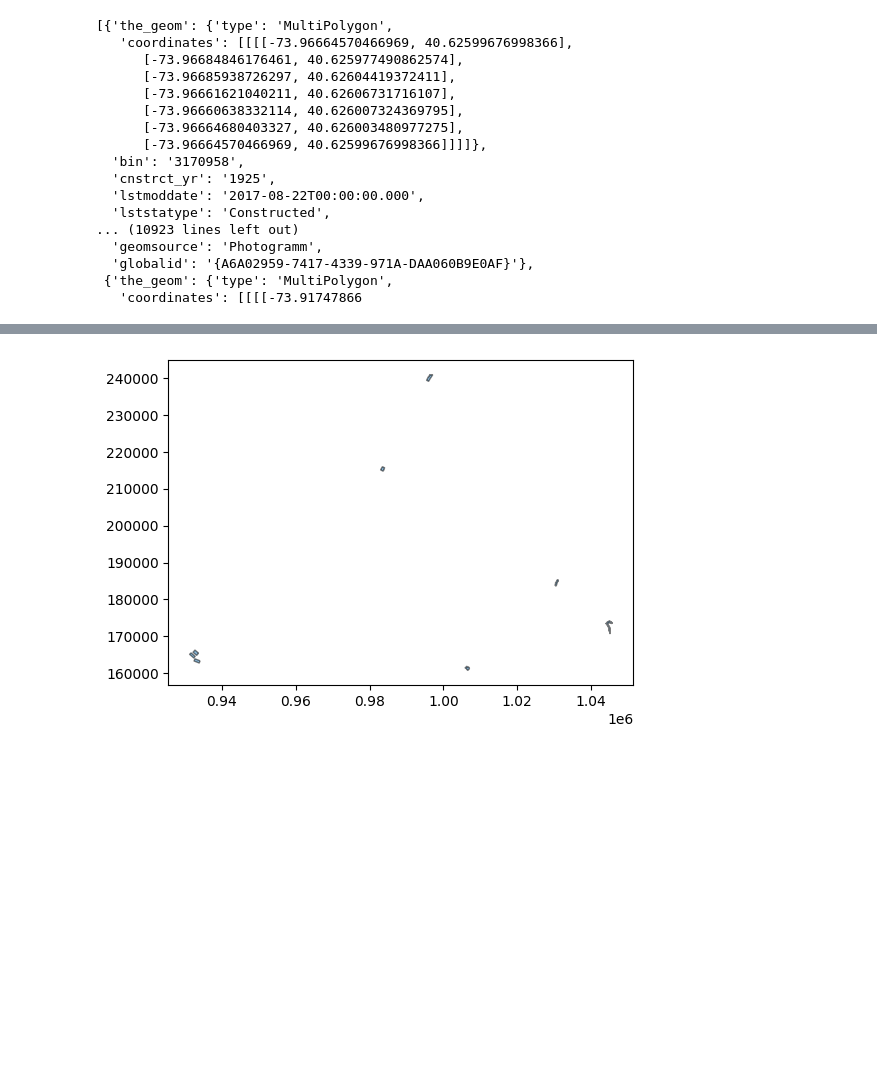
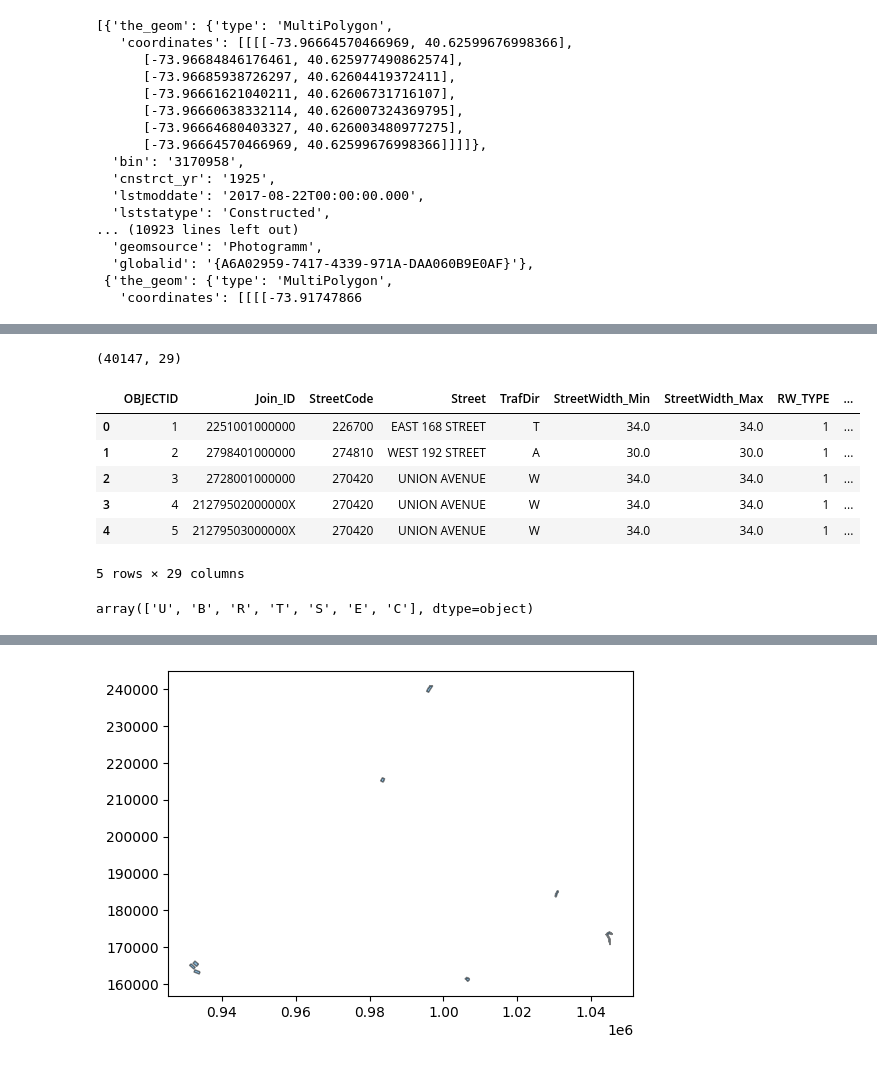
Before and after one commit to hoanglinh171/ey_challenge, a Jupyter notebook: data_pipeline/pipeline.ipynb, the cells around one changed output, grey strips where cells are left out. Cells and saved outputs as stored; diff of their text form; code cells hidden in the pictures; blank space fills up the shorter version.

```diff
--- a/data_pipeline/pipeline.ipynb
+++ b/data_pipeline/pipeline.ipynb
@@ -233,0 +315,45 @@ df = df.to_crs(epsg=2263)
+# %%
+import ijson
+import pandas as pd
+import geopandas as gpd
+from shapely.geometry import shape
+
+# features = []
+
+# with open("data/raw/building.json", "r", encoding="utf-8") as f:
+#     for feature in ijson.items(f, "item"):  # Adjust based on your structure
+#         features.append(feature)
+
+# df = gpd.GeoDataFrame(features)
+# df.head()
+
+file = "data/preprocessed/street.geojson"
+df = gpd.read_file(file)
+df.shape
+# %% [output]
+(40147, 29)
+# %%
+file = "data/preprocessed/street.geojson"
+df = gpd.read_file(file)
+df.head()
+# %% [output]
+|  | OBJECTID | Join_ID | StreetCode | Street | TrafDir | StreetWidth_Min | StreetWidth_Max | RW_TYPE | ... |
+| 0 | 1 | 2251001000000 | 226700 | EAST 168 STREET | T | 34.0 | 34.0 | 1 | ... |
+| 1 | 2 | 2798401000000 | 274810 | WEST 192 STREET | A | 30.0 | 30.0 | 1 | ... |
+| 2 | 3 | 2728001000000 | 270420 | UNION AVENUE | W | 34.0 | 34.0 | 1 | ... |
+| 3 | 4 | 21279502000000X | 270420 | UNION AVENUE | W | 34.0 | 34.0 | 1 | ... |
+| 4 | 5 | 21279503000000X | 270420 | UNION AVENUE | W | 34.0 | 34.0 | 1 | ... |
+5 rows × 29 columns
+# %%
+def convert_to_float(feature):
+    feature = feature.str.strip()
+    feature = np.where(feature == '', None, feature)
+    return feature.astype('float')
+
+df['RW_TYPE'].astype('int')
+# df['Number_Travel_Lanes'] = convert_to_float(df['Number_Travel_Lanes'])
+# df['Number_Park_Lanes'] = convert_to_float(df['Number_Park_Lanes'])
+# df['Number_Total_Lanes'] = convert_to_float(df['Number_Total_Lanes'])
+df['SegmentTyp'].unique()
+# %% [output]
+array(['U', 'B', 'R', 'T', 'S', 'E', 'C'], dtype=object)
```
Also changed, not shown: parts of 25 cells of this notebook, 2 other files.
